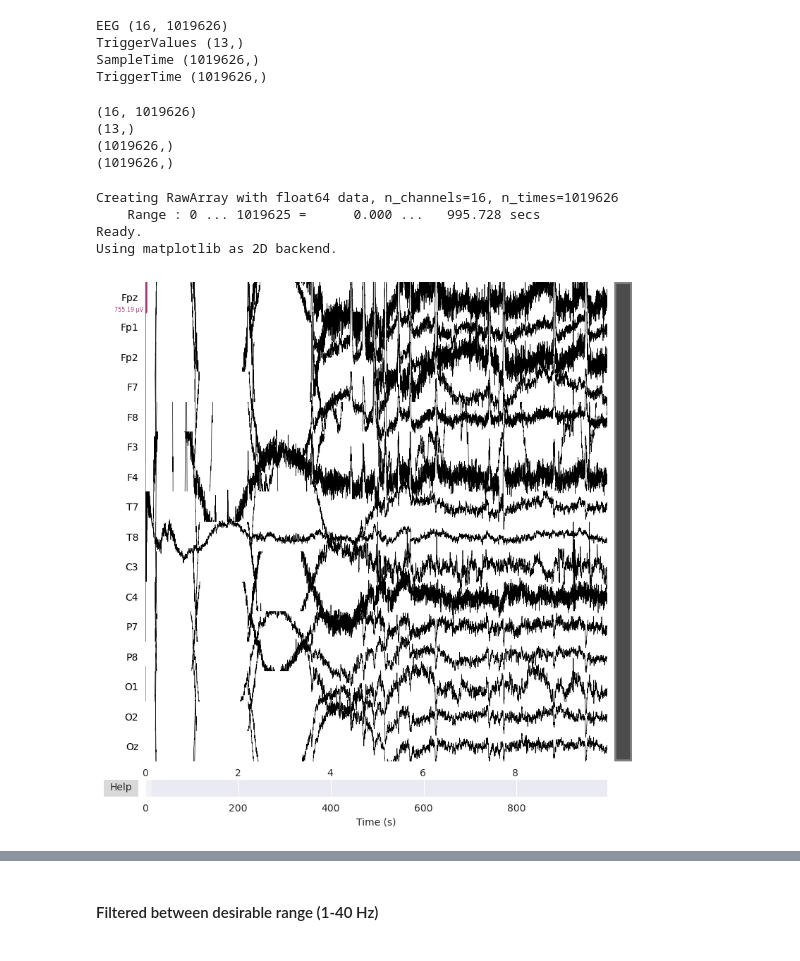
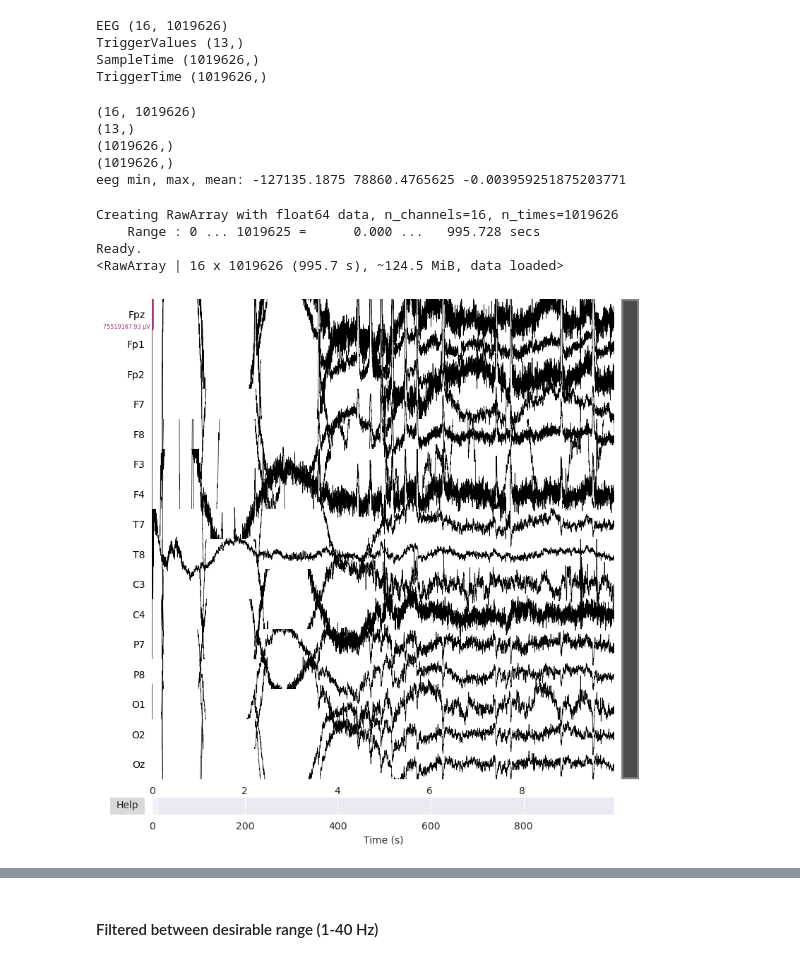
Before and after one commit to sparsh0106/EEG-Mind-Wandering, a Jupyter notebook: main.ipynb, the cells around one changed output, grey strips where cells are left out. Drawn from its saved outputs; the diff is of its cells as text; code cells hidden in the pictures.

```diff
--- a/main.ipynb
+++ b/main.ipynb
@@ -26,10 +26,6 @@ SampleTime (1019626,)
 TriggerTime (1019626,)
 # %%
 eeg = sub_0['EEG']
-
-eeg = eeg * 10e-6
-
-eeg = eeg - eeg.mean(axis=1, keepdims=True)
 
 triggervalues = sub_0['TriggerValues']
 sampletimes = sub_0['SampleTime']
@@ -38,11 +34,14 @@ print(eeg.shape)
 print(triggervalues.shape)
 print(sampletimes.shape)
 print(triggertime.shape)
+print("eeg min, max, mean:", float(eeg.min()), float(eeg.max()), float(eeg.mean()))
+eeg = eeg - eeg.mean(axis = 1, keepdims = True)
 # %% [output]
 (16, 1019626)
 (13,)
 (1019626,)
 (1019626,)
+eeg min, max, mean: -127135.1875 78860.4765625 -0.003959251875203771
 # %%
 fs = 1024
 n_channels = eeg.shape[0]
@@ -51,12 +50,13 @@ ch_types = ["eeg"] * n_channels
 # %%
 import mne
 
-info = mne.create_info(ch_names, sfreq=fs, ch_types=["eeg"]*eeg.shape[0])
+info = mne.create_info(ch_names, sfreq=fs, ch_types=ch_types)
 raw = mne.io.RawArray(eeg, info)
+print(raw)
 raw.plot(title="EEG Signals", scalings='auto')
 # %% [output]
 Creating RawArray with float64 data, n_channels=16, n_times=1019626
     Range : 0 ... 1019625 =      0.000 ...   995.728 secs
 Ready.
-Using matplotlib as 2D backend.
+<RawArray | 16 x 1019626 (995.7 s), ~124.5 MiB, data loaded>
-[figure, old version]
+[figure, new version]
```
Also changed, not shown: parts of 5 cells of this notebook.
